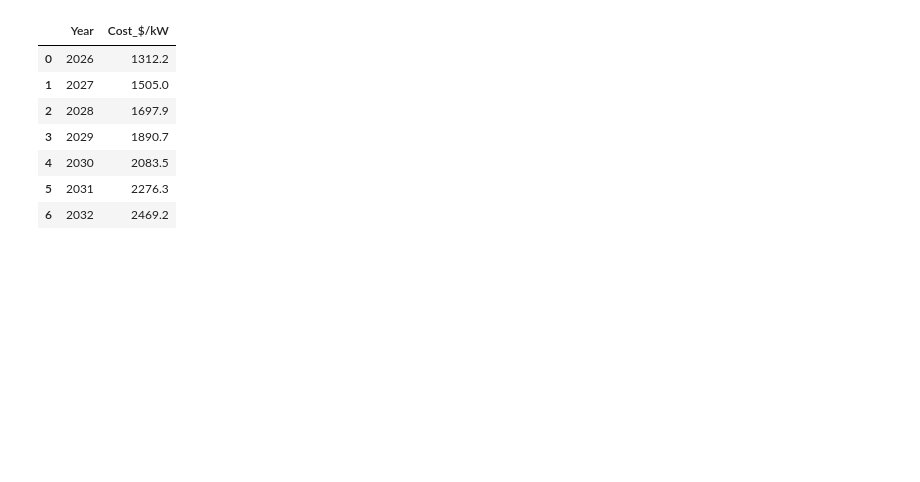
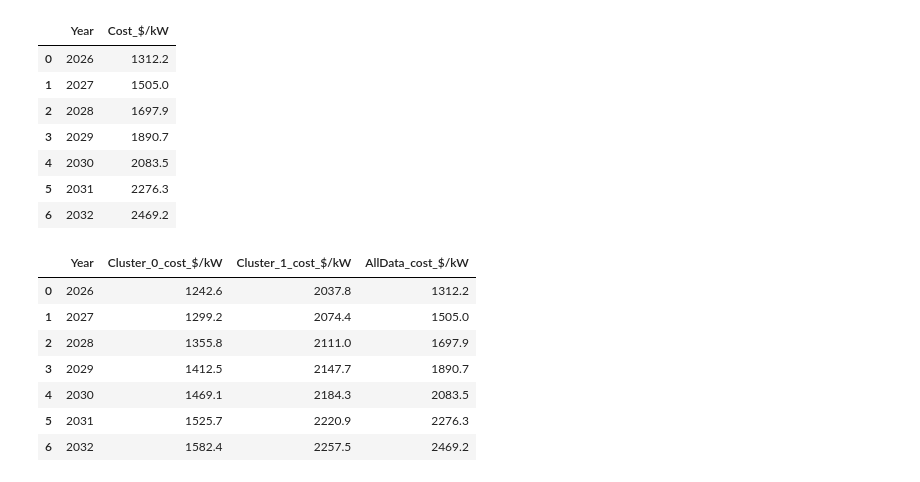
Before and after one commit to RMI/ReEDS-CEPM, a Jupyter notebook: preprocessing/gas_capex_forecast/CCGT_gas_capex.ipynb, the cells around one changed output. Saved outputs shown, nothing was run; the diff lists cells and outputs as text; code cells hidden in the pictures; blank space fills up the shorter version.

```diff
--- a/preprocessing/gas_capex_forecast/CCGT_gas_capex.ipynb
+++ b/preprocessing/gas_capex_forecast/CCGT_gas_capex.ipynb
@@ -256,3 +256,20 @@ forecast_all
 | 4 | 2030 | 2083.5 |
 | 5 | 2031 | 2276.3 |
 | 6 | 2032 | 2469.2 |
+# %%
+# Combine per-cluster and all-data forecasts into a single CSV for reuse (e.g. gas_ATB_update.ipynb)
+combined_forecast = forecast.merge(
+    forecast_all.rename(columns={"Cost_$/kW": "AllData_cost_$/kW"}),
+    on="Year",
+)
+combined_forecast.to_csv("ccgt_regression_forecast.csv", index=False)
+combined_forecast
+# %% [output]
+|  | Year | Cluster_0_cost_$/kW | Cluster_1_cost_$/kW | AllData_cost_$/kW |
+| 0 | 2026 | 1242.6 | 2037.8 | 1312.2 |
+| 1 | 2027 | 1299.2 | 2074.4 | 1505.0 |
+| 2 | 2028 | 1355.8 | 2111.0 | 1697.9 |
+| 3 | 2029 | 1412.5 | 2147.7 | 1890.7 |
+| 4 | 2030 | 1469.1 | 2184.3 | 2083.5 |
+| 5 | 2031 | 1525.7 | 2220.9 | 2276.3 |
+| 6 | 2032 | 1582.4 | 2257.5 | 2469.2 |
```
Also changed, not shown: 7 other files.
